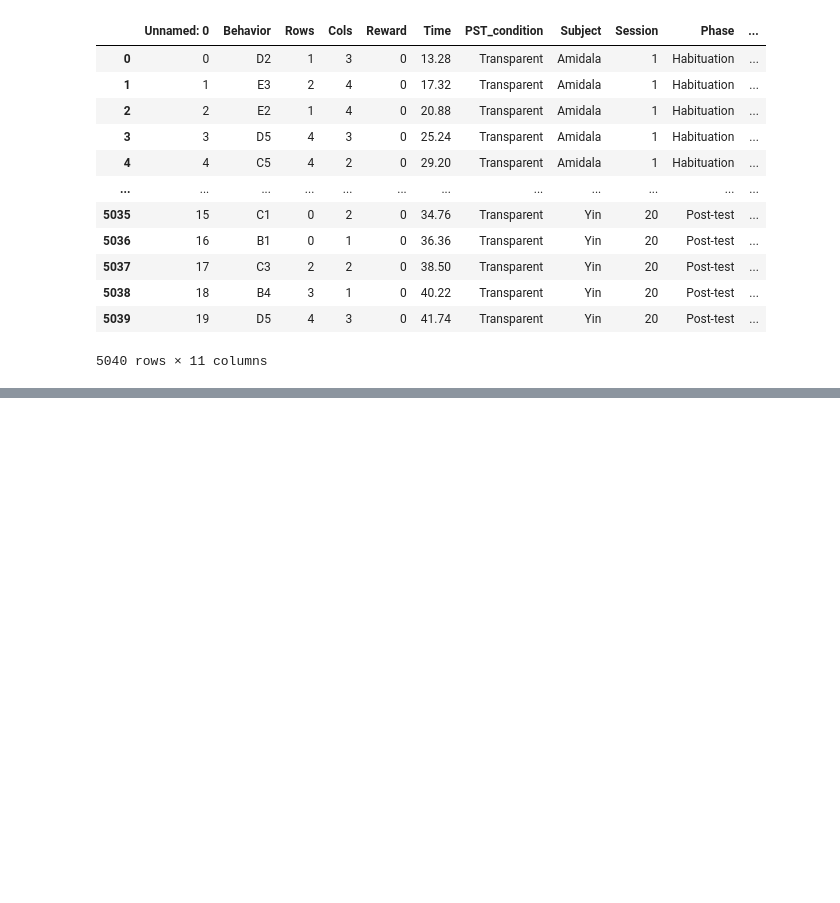
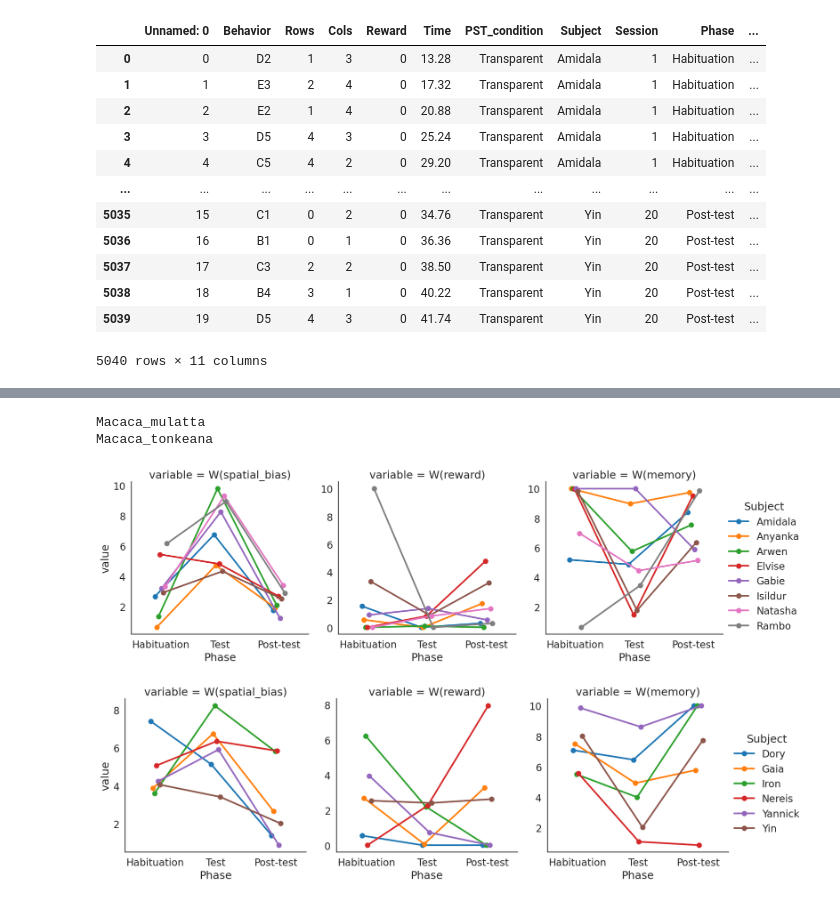
Before and after one commit to jyotikab/Monkey-belief-mixture-model, a Jupyter notebook: Check_goodness_fit_models.ipynb, the cells around one changed output, grey strips where cells are left out. Saved outputs shown, nothing was run; the diff lists cells and outputs as text; code cells hidden in the pictures; blank space fills up the shorter version.

```diff
--- a/Check_goodness_fit_models.ipynb
+++ b/Check_goodness_fit_models.ipynb
@@ -396,0 +491,10 @@ Passing `palette` without assigning `hue` is deprecated and will be removed in v
+# %%
+for grp in weights_df.groupby('Species'):
+    print(grp[0])
+    g1 = sns.catplot(x="Phase",y="value",col='variable',data=grp[1],kind='point',dodge=True,hue='Subject',col_wrap=3,sharey=False,palette='tab10',order=phase_order)
+    g1.figure.savefig(fig_dir+"animal_wise_weights_"+grp[0]+".png")
+# %% [output]
+Macaca_mulatta
+Macaca_tonkeana
+[figure, added]
+[figure, added]
```
Also changed, not shown: parts of 66 cells of this notebook.
